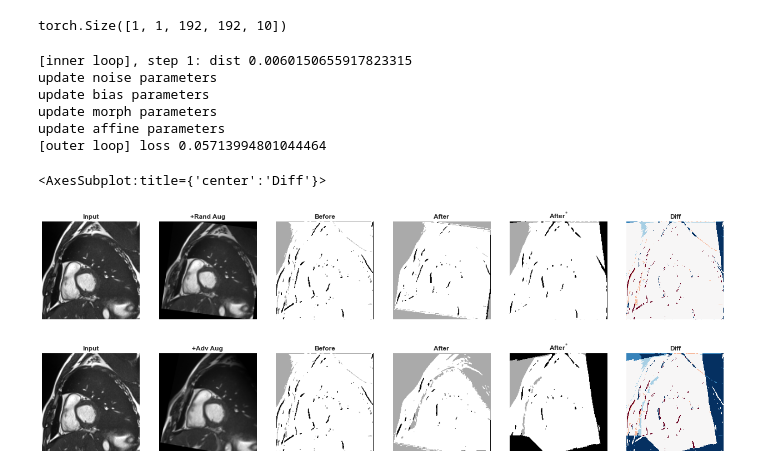
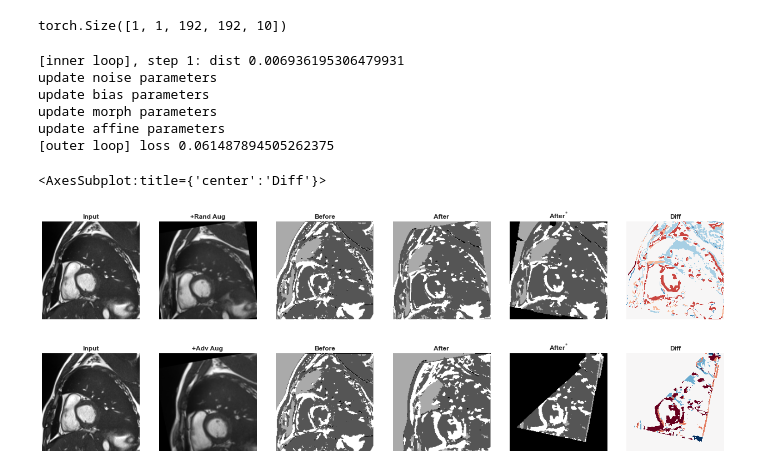
Before and after one commit to cherise215/advchain, a Jupyter notebook: example/adv_chain_data_generation_cardiac_2D_3D.ipynb, the cells around one changed output. Cells and saved outputs as stored; diff of their text form; code cells hidden in the pictures.

Commit message:
clean redundant code in affine and morph for different padding mode

```diff
--- a/example/adv_chain_data_generation_cardiac_2D_3D.ipynb
+++ b/example/adv_chain_data_generation_cardiac_2D_3D.ipynb
@@ -372,6 +374,7 @@ augmentor_affine= AdvAffine( spatial_dims=3, config_dict={
                  'data_size':image_tensor_3d.size(),
                  'forward_interp':'bilinear',
                  'backward_interp':'bilinear'},
+                 image_padding_mode="zeros", ## change it other int/float values for padding or "lowest" to auto-padding with lowest value in the image,  orother padding mode like "reflection", "border" or "zeros," "zeros" is the default value
                  debug=debug)
 
 augmentor_morph= AdvMorph(
@@ -380,8 +383,10 @@ augmentor_morph= AdvMorph(
                 {'epsilon':1.5,
                  'data_size':image_tensor_3d.size(),
                  'vector_size':[image_tensor_3d.size(2)//16,image_tensor_3d.size(3)//16,image_tensor_3d.size(4)//2],
-                 'interpolator_mode':'bilinear'
+                  'forward_interp':'bilinear',
+                 'backward_interp':'bilinear'
                  },
+                 image_padding_mode="zeros", ## change it other int/float values for padding or "lowest" to auto-padding with lowest value in the image,  orother padding mode like "reflection", "border" or "zeros," "zeros" is the default value
                  debug=debug)
 
 
@@ -404,7 +409,7 @@ solver = ComposeAdversarialTransformSolver(
         divergence_weights=[1.0,0.5],
         use_gpu= True,
         debug=True,
-        if_norm_image=True
+        if_norm_image=False
        )
 # %%
 # random initialization
@@ -415,6 +420,7 @@ orig_predict = model_3d.forward(image_tensor_3d.detach().clone())
 
 rand_predict = model_3d.forward(rand_transformed_image)
 warp_back_rand_predict= solver.predict_backward(rand_predict)
+rand_origig_predict_reference = solver.predict_backward(solver.predict_forward(orig_predict))
 
 solver.train()
 loss = solver.adversarial_training(
@@ -429,41 +435,43 @@ adv_transformed_image = solver.forward(image_tensor_3d.detach().clone())
 adv_predict = model_3d.forward(adv_transformed_image)
 warp_back_adv_predict= solver.predict_backward(adv_predict)
 # %% [output]
-[inner loop], step 1: dist 0.0060150655917823315
+[inner loop], step 1: dist 0.006936195306479931
 update noise parameters
 update bias parameters
 update morph parameters
 update affine parameters
-[outer loop] loss 0.05713994801044464
+[outer loop] loss 0.061487894505262375
 # %%
 slice_id = 0
 sns.set(font_scale=10)
 rand_transformed_image_numpy=rand_transformed_image.cpu().data.numpy()[0,0,:,:,slice_id]
 adv_transformed_image_numpy=adv_transformed_image.cpu().data.numpy()[0,0,:,:,slice_id]
 
 rand_predict_numpy=warp_back_rand_predict.max(1)[1].cpu().data.numpy()[0,:,:,slice_id]
 adv_predict_numpy=warp_back_adv_predict.max(1)[1].cpu().data.numpy()[0,:,:,slice_id]
 orig_predict_numpy  =orig_predict.max(1)[1].cpu().data.numpy()[0,:,:,slice_id]
 rand_before_warped_predict_numpy=rand_predict.max(1)[1].cpu().data.numpy()[0,:,:,slice_id]
 adv_before_warped_predict_numpy=adv_predict.max(1)[1].cpu().data.numpy()[0,:,:,slice_id]
 
-
+adv_origin_reference = solver.predict_backward(solver.predict_forward(orig_predict))
+adv_origin_reference_numpy = adv_origin_reference.max(1)[1].cpu().data.numpy()[0,:,:,slice_id]
+rand_origig_predict_reference_numpy = rand_origig_predict_reference.max(1)[1].cpu().data.numpy()[0,:,:,slice_id]
 gird_interval = 4
 vis_deforme_image=False ## turn it on to see deformed image
 fig,axes = plt.subplots(2,6,figsize=(22,8))
 plot_image(image_tensor_3d.data.cpu().numpy()[0,0,:,:,slice_id],ax = axes[0,0],title='Input',font_size=font_size)
 plot_image(rand_transformed_image_numpy, ax=axes[0,1],title="+Rand Aug", font_size=font_size)
 plot_image(orig_predict_numpy,ax = axes[0,2],title='Before',font_size=font_size)
 plot_image(rand_before_warped_predict_numpy,ax = axes[0,3],title='After',font_size=font_size)
 plot_image(rand_predict_numpy,ax = axes[0,4],title='After${}^{*}$',font_size=font_size)
-plot_noise(rand_predict_numpy-orig_predict_numpy,ax = axes[0,5],title='Diff',font_size=font_size)
+plot_noise(rand_predict_numpy-rand_origig_predict_reference_numpy,ax = axes[0,5],title='Diff',font_size=font_size)
 
 plot_image(image_tensor_3d.data.cpu().numpy()[0,0,:,:,slice_id],title='Input',ax = axes[1,0],font_size=font_size)
 plot_image(adv_transformed_image_numpy, ax=axes[1,1],title="+Adv Aug", font_size=font_size)
 plot_image(orig_predict_numpy,title='Before',ax = axes[1,2],font_size=font_size)
 plot_image(adv_before_warped_predict_numpy,ax = axes[1,3],title='After',font_size=font_size)
 plot_image(adv_predict_numpy,title='After${}^{*}$',ax = axes[1,4],font_size=font_size)
-plot_noise(adv_predict_numpy-orig_predict_numpy,ax = axes[1,5],title='Diff',font_size=font_size)
+plot_noise(adv_predict_numpy-adv_origin_reference_numpy,ax = axes[1,5],title='Diff',font_size=font_size)
 # %% [output]
 <AxesSubplot:title={'center':'Diff'}>
-[figure, old version]
+[figure, new version]
```
Also changed, not shown: parts of 4 cells of this notebook, 5 other files.
